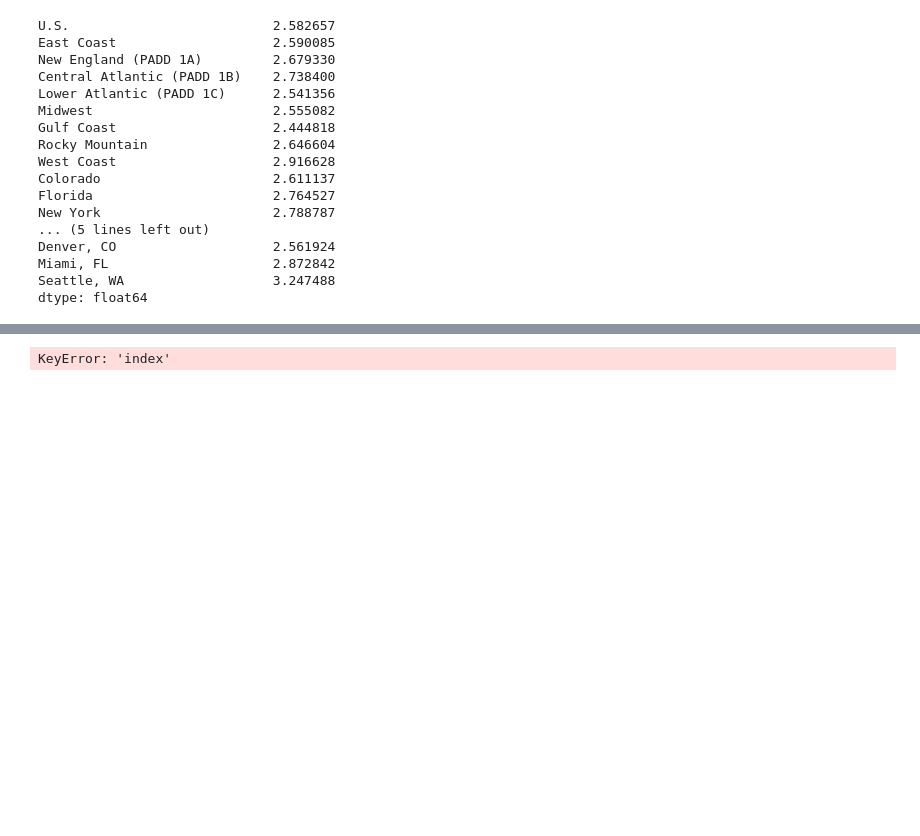
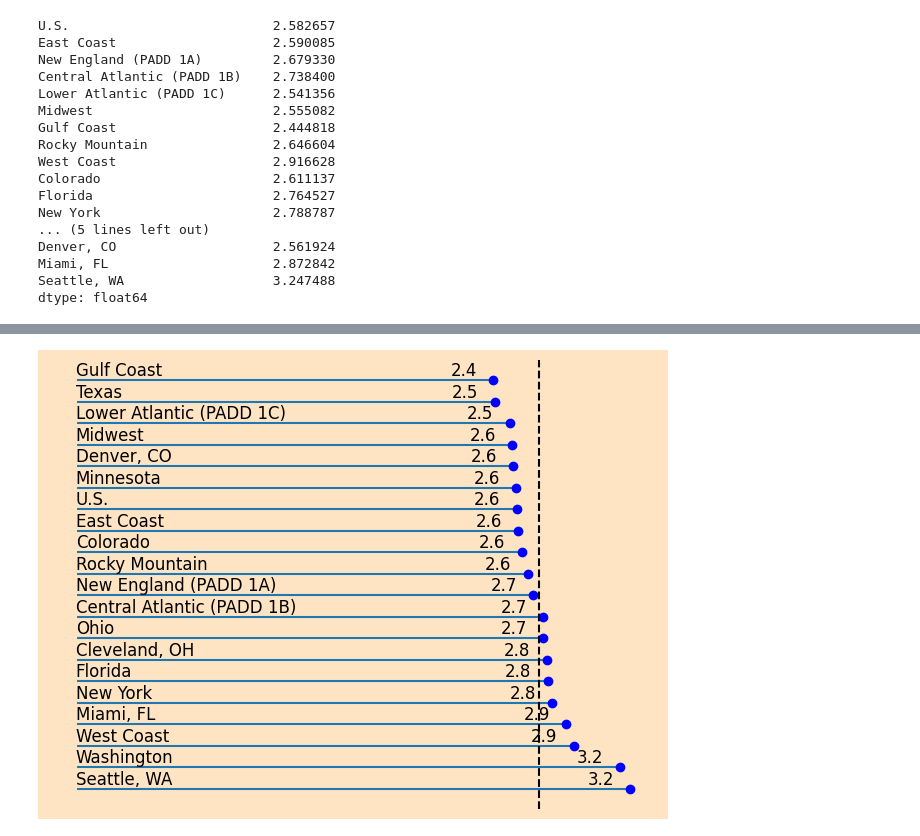
Before and after one commit to tdoan123/data-learning-journey, a Jupyter notebook: Python/Bamboo Weekly/bw_83_US_gasoline_price.ipynb, the cells around one changed output, grey strips where cells are left out. Drawn from its saved outputs; the diff is of its cells as text; code cells hidden in the pictures; blank space fills up the shorter version.

```diff
--- a/Python/Bamboo Weekly/bw_83_US_gasoline_price.ipynb
+++ b/Python/Bamboo Weekly/bw_83_US_gasoline_price.ipynb
@@ -305,0 +270,2 @@ KeyError: 'index'
+# %%
+mean_2000 = df_2000_mean_gas_price['avg_gas_price'].mean()
@@ -306,9 +380,45 @@ KeyError: 'index'
 # %%
 y = df_2000_mean_gas_price['index']
-x = df_2000_mean_gas_price['avg_gas_index']
-fig, ax  = plt.subplots()
-ax.stem(y, x, orientation ='horizontal')
+x = df_2000_mean_gas_price['avg_gas_price']
 
+facec = 'bisque'
+text_color = 'black'
+
+
+fig, ax  = plt.subplots(layout = 'tight')
+
+fig.set_facecolor(facec)
+ax.set_facecolor(facec)
+
+ax.stem(y, x, orientation ='horizontal', basefmt = facec, markerfmt='blue')
+ax.axline((mean_2000,0),(mean_2000,3), ls='--', color = text_color)
+
+# chart formating
+ax.set_xticks(ticks=[])
+ax.set_yticks(ticks=[])
+ax.spines[:].set_visible(False)
+
+
+# to create name and value for each line of the main data
+for i, row in df_2000_mean_gas_price.iterrows():
+    ax.text(
+        x = row['avg_gas_price'] - 0.25,
+        y = i + 0.2,
+        s = f"{row['avg_gas_price']:.1f}",
+        color = text_color,
+        ha = 'left',
+        size = 12
+    )
+
+    ax.text(
+        x = 0,
+        y = i+ 0.2,
+        s = row['index'],
+        color = text_color,
+        size = 12
+    )
+
+plt.tight_layout()
 plt.show()
 # %% [output]
-KeyError: 'index'
+[figure, added]
```
Also changed, not shown: parts of 13 cells of this notebook, 1 other file.
